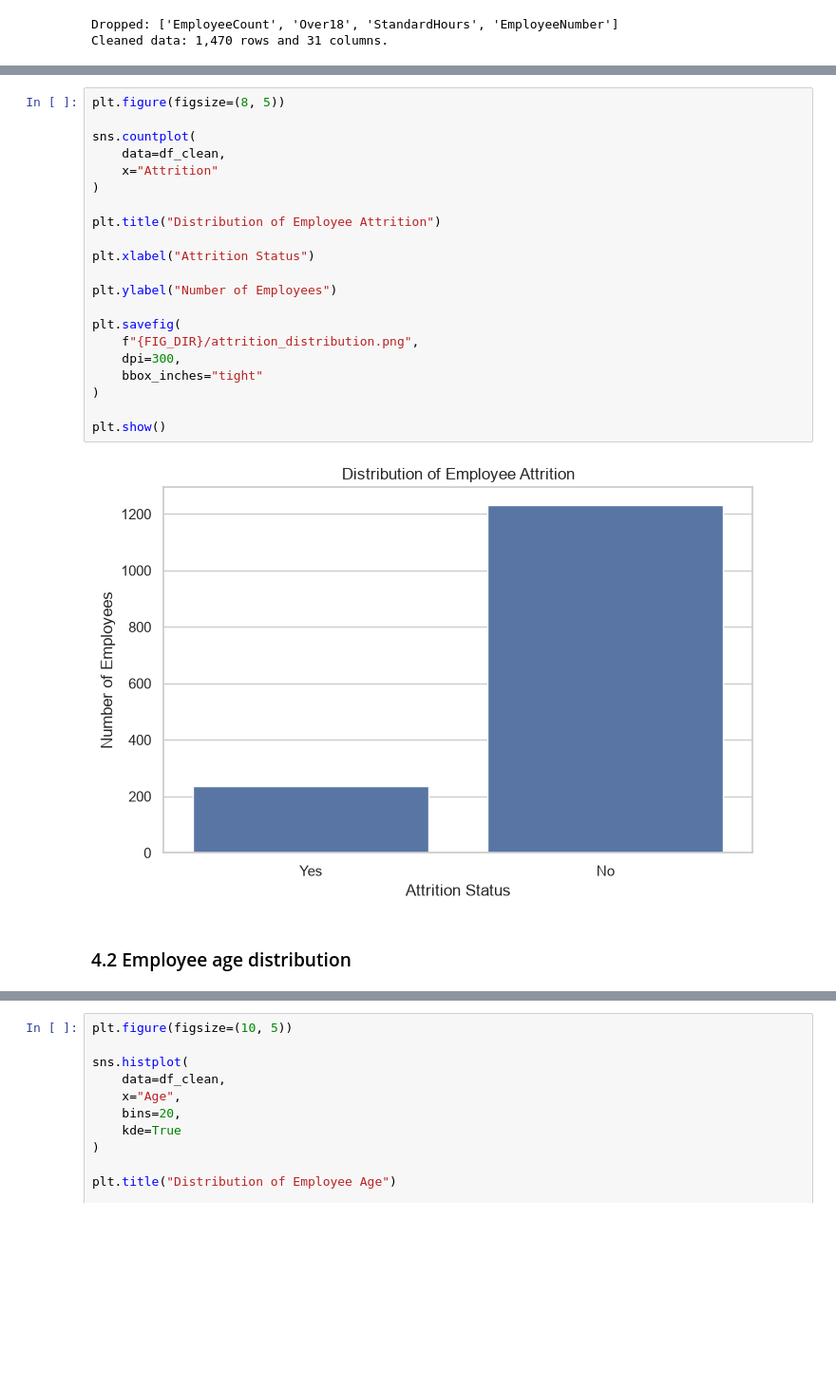
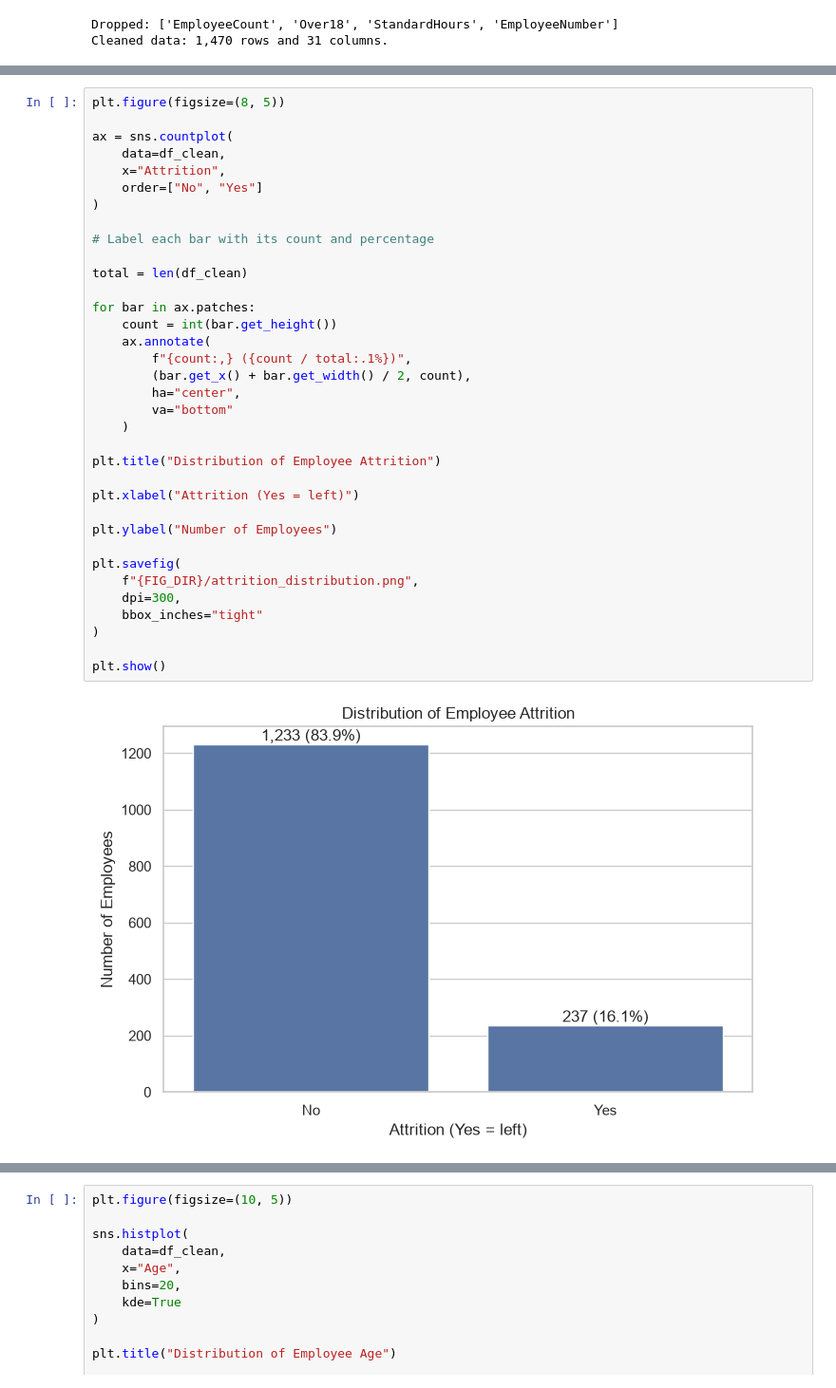
Before and after one commit to Trumpibeabuchi/techcrush-c9-group5-attrition, a Jupyter notebook: notebooks/EMPLOYEE_ATTRITION_PREDICTION.ipynb, the cells around one changed output, grey strips where cells are left out. Shown at 95% size. Saved outputs shown, nothing was run; the diff lists cells and outputs as text; blank space fills up the shorter version.

Commit message:
Organise EDA by hypothesis and rework attrition baseline (4.1)
Co-Authored-By: Claude Opus 5.5 <noreply@anthropic.com>

```diff
--- a/notebooks/EMPLOYEE_ATTRITION_PREDICTION.ipynb
+++ b/notebooks/EMPLOYEE_ATTRITION_PREDICTION.ipynb
@@ -386,25 +376,37 @@ Name: proportion, dtype: float64
 # %%
 plt.figure(figsize=(8, 5))
 
-sns.countplot(
+ax = sns.countplot(
     data=df_clean,
-    x="Attrition"
+    x="Attrition",
+    order=["No", "Yes"]
 )
+
+# Label each bar with its count and percentage
+
+total = len(df_clean)
+
+for bar in ax.patches:
+    count = int(bar.get_height())
+    ax.annotate(
+        f"{count:,} ({count / total:.1%})",
+        (bar.get_x() + bar.get_width() / 2, count),
+        ha="center",
+        va="bottom"
+    )
 
 plt.title("Distribution of Employee Attrition")
 
-plt.xlabel("Attrition Status")
+plt.xlabel("Attrition (Yes = left)")
 
 plt.ylabel("Number of Employees")
 
 plt.savefig(
     f"{FIG_DIR}/attrition_distribution.png",
     dpi=300,
     bbox_inches="tight"
 )
 
 plt.show()
 # %% [output]
-[figure, old version]
+[figure, new version]
-# %% [markdown]
-### 4.2 Employee age distribution
```
Also changed, not shown: parts of 9 cells of this notebook, 2 other files.
